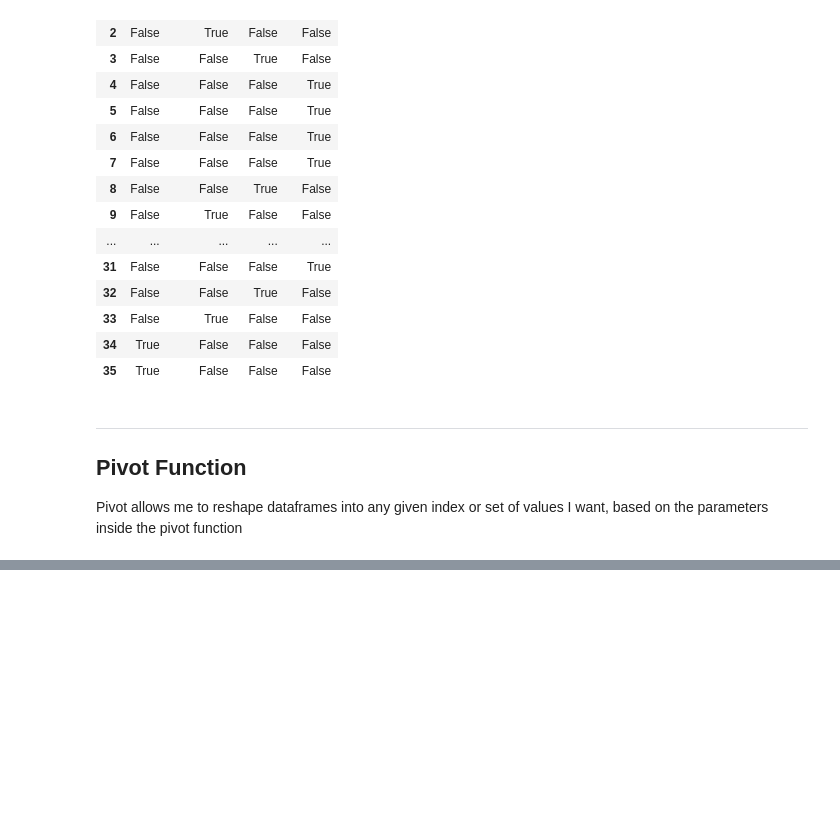
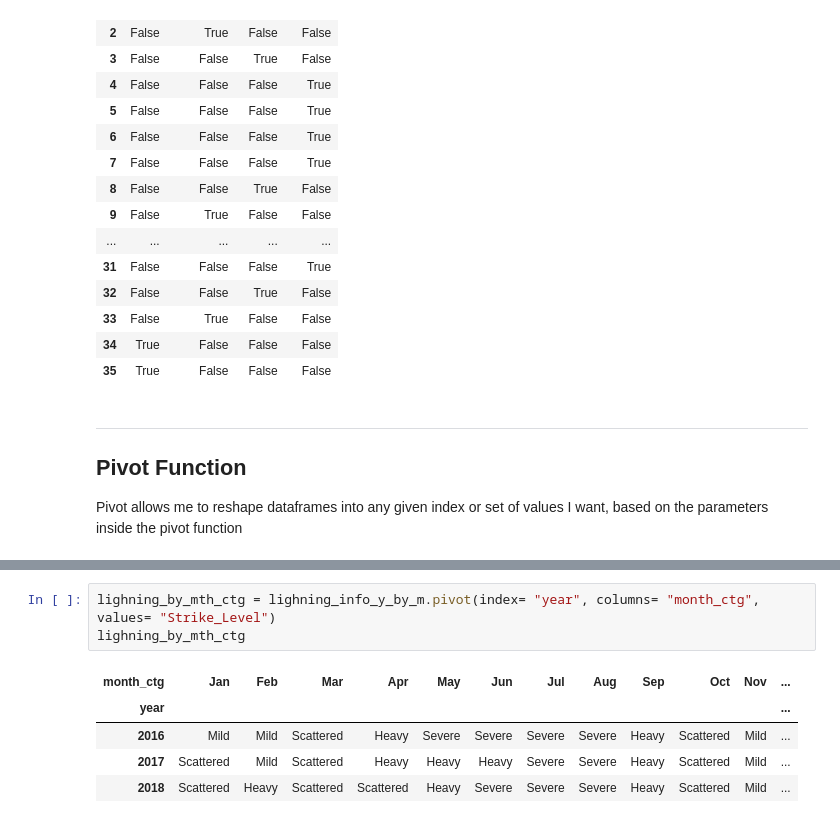
Before and after one commit to AfobCode/LearningPython, a Jupyter notebook: GoBeyondNumbers/eda_handling_categorical.ipynb, the cells around one changed output, grey strips where cells are left out. Saved outputs shown, nothing was run; the diff lists cells and outputs as text; blank space fills up the shorter version.

```diff
--- a/GoBeyondNumbers/eda_handling_categorical.ipynb
+++ b/GoBeyondNumbers/eda_handling_categorical.ipynb
@@ -208,0 +224,9 @@ lighning_by_mth_plt
+# %%
+lighning_by_mth_ctg = lighning_info_y_by_m.pivot(index= "year", columns= "month_ctg", values= "Strike_Level")
+lighning_by_mth_ctg
+# %% [output]
+| month_ctg | Jan | Feb | Mar | Apr | May | Jun | Jul | Aug | Sep | Oct | Nov | ... |
+| year |  |  |  |  |  |  |  |  |  |  |  | ... |
+| 2016 | Mild | Mild | Scattered | Heavy | Severe | Severe | Severe | Severe | Heavy | Scattered | Mild | ... |
+| 2017 | Scattered | Mild | Scattered | Heavy | Heavy | Heavy | Severe | Severe | Heavy | Scattered | Mild | ... |
+| 2018 | Scattered | Heavy | Scattered | Scattered | Heavy | Severe | Severe | Severe | Heavy | Scattered | Mild | ... |
```
Also changed, not shown: parts of 4 cells of this notebook.
